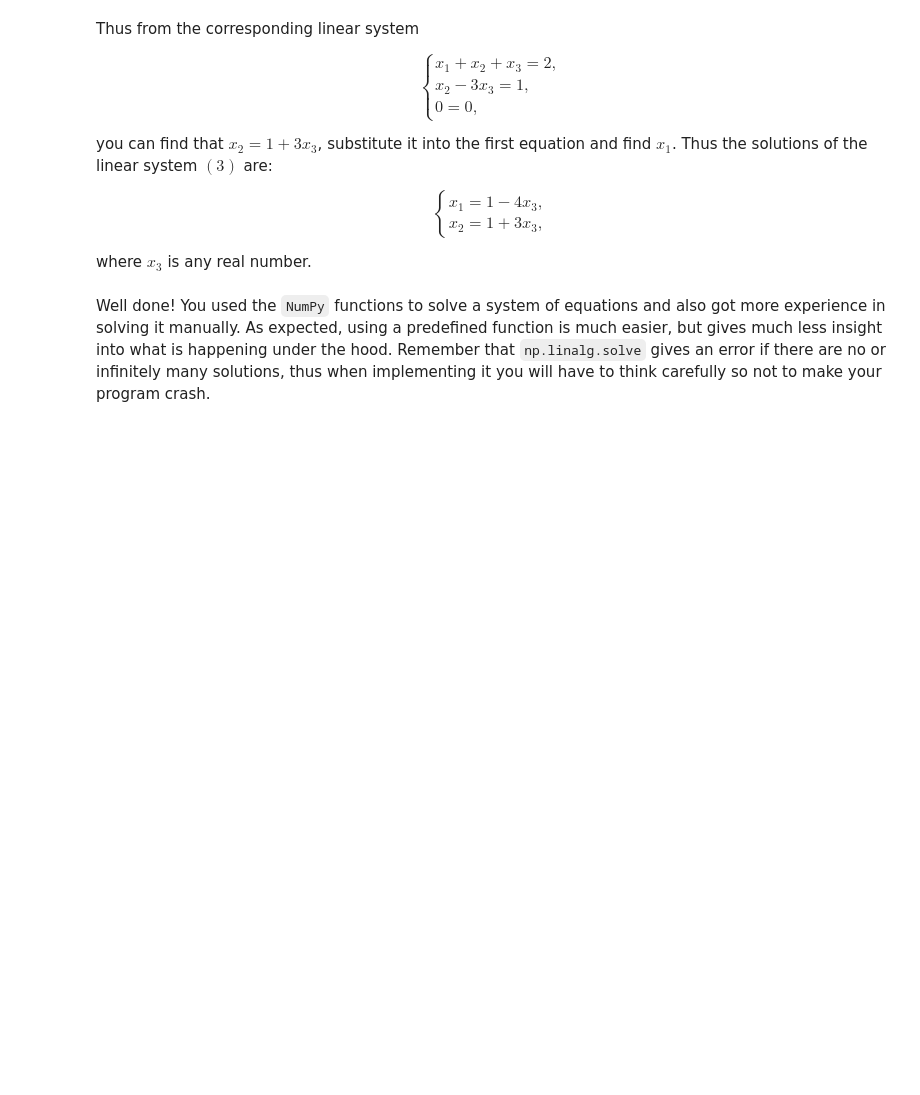
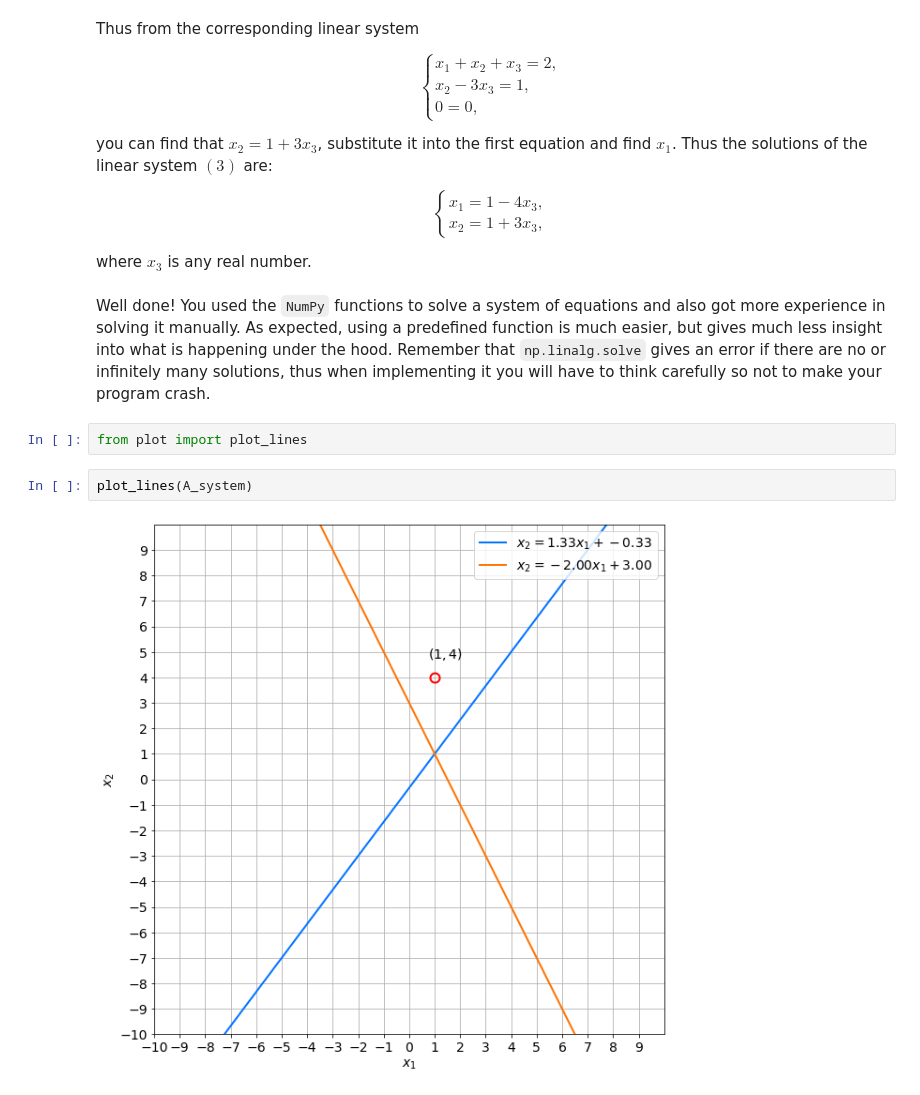
Before and after one commit to tanaysd/instrumenta, a Jupyter notebook: mathematics-for-machine-learning-and-data-science/ml-linear-algebra/C1_W2_Lab_1_solving_linear_systems_3_variables.ipynb, the cells around one changed output. Drawn from its saved outputs; the diff is of its cells as text; blank space fills up the shorter version.

```diff
--- a/mathematics-for-machine-learning-and-data-science/ml-linear-algebra/C1_W2_Lab_1_solving_linear_systems_3_variables.ipynb
+++ b/mathematics-for-machine-learning-and-data-science/ml-linear-algebra/C1_W2_Lab_1_solving_linear_systems_3_variables.ipynb
@@ -307,3 +365,9 @@ x_1=1-4x_3, \\ x_2=1+3x_3, \end{cases}\tag{5}$$
 where $x_3$ is any real number.
 # %% [markdown]
 Well done! You used the `NumPy` functions to solve a system of equations and also got more experience in solving it manually. As expected, using a predefined function is much easier, but gives much less insight into what is happening under the hood. Remember that `np.linalg.solve` gives an error if there are no or infinitely many solutions, thus when implementing it you will have to think carefully so not to make your program crash.
+# %%
+from plot import plot_lines
+# %%
+plot_lines(A_system)
+# %% [output]
+[figure, added]
```
Also changed, not shown: parts of 14 cells of this notebook.
